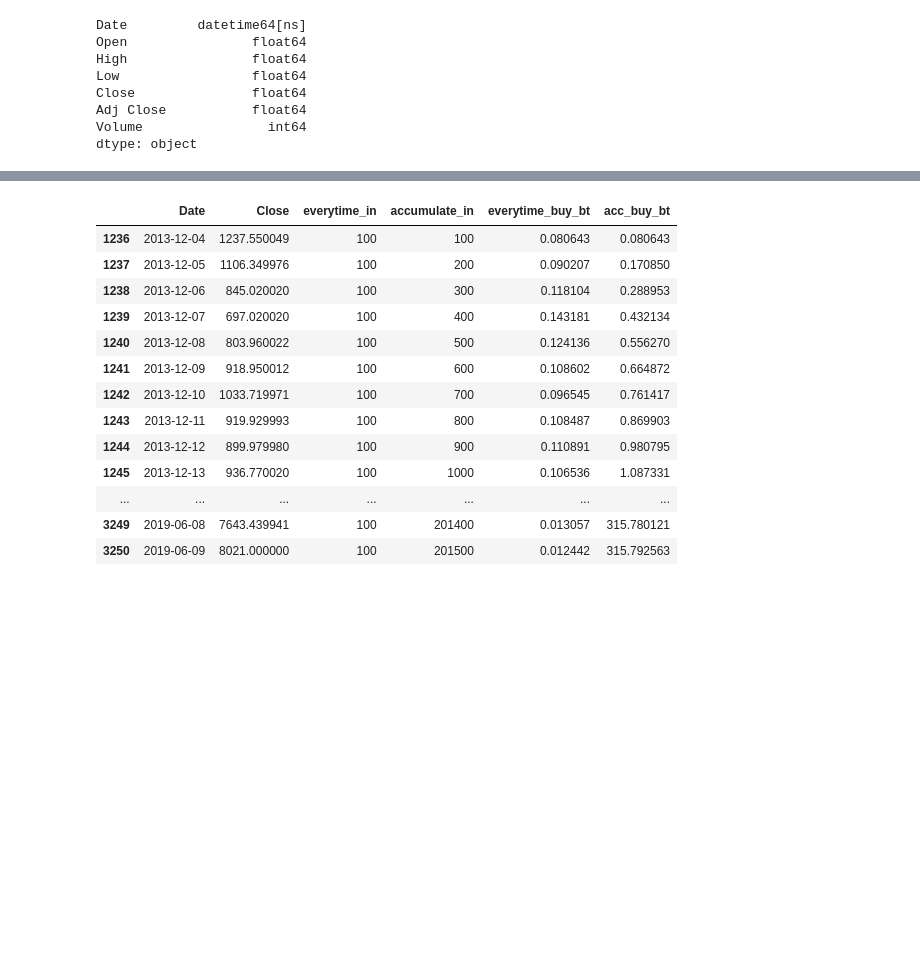
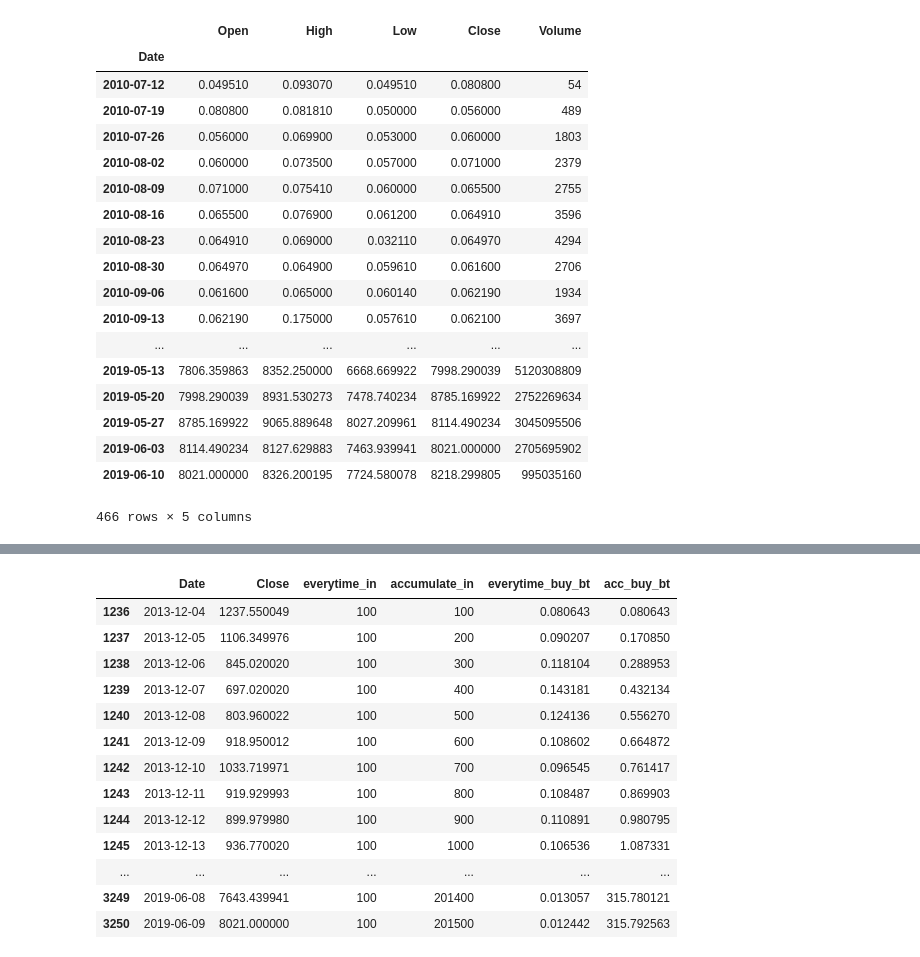
Before and after one commit to thomashuan88/python_ml, a Jupyter notebook: Python和历史数据告诉你：数字货币定投赚钱吗？.ipynb, the cells around one changed output, grey strips where cells are left out. Drawn from its saved outputs; the diff is of its cells as text; code cells hidden in the pictures; blank space fills up the shorter version.

```diff
--- a/Python和历史数据告诉你：数字货币定投赚钱吗？.ipynb
+++ b/Python和历史数据告诉你：数字货币定投赚钱吗？.ipynb
@@ -6,18 +6,46 @@ import pandas as pd
 pd.set_option('expand_frame_repr', False)
 
 df = pd.read_csv('BTC-USD-1d.csv')
-# %%
-df['Date'] = pd.to_datetime(df['Date'])
-df.dtypes
-# %% [output]
-Date         datetime64[ns]
-Open                float64
-High                float64
-Low                 float64
-Close               float64
-Adj Close           float64
-Volume                int64
-dtype: object
+# %%
+df['Date'] = pd.to_datetime(df['Date'])
+df.dtypes
+# print(df)
+
+
+# daily to weekly data
+logic = {'Open'  : 'first',
+         'High'  : 'max',
+         'Low'   : 'min',
+         'Close' : 'last',
+         'Volume': 'sum'}
+
+offset = pd.offsets.timedelta(days=-6)
+
+f = df.copy()
+f.set_index('Date', inplace=True)
+
+f = f.resample('W', loffset=offset).apply(logic)
+f
+# %% [output]
+|  | Open | High | Low | Close | Volume |
+| Date |  |  |  |  |  |
+| 2010-07-12 | 0.049510 | 0.093070 | 0.049510 | 0.080800 | 54 |
+| 2010-07-19 | 0.080800 | 0.081810 | 0.050000 | 0.056000 | 489 |
+| 2010-07-26 | 0.056000 | 0.069900 | 0.053000 | 0.060000 | 1803 |
+| 2010-08-02 | 0.060000 | 0.073500 | 0.057000 | 0.071000 | 2379 |
+| 2010-08-09 | 0.071000 | 0.075410 | 0.060000 | 0.065500 | 2755 |
+| 2010-08-16 | 0.065500 | 0.076900 | 0.061200 | 0.064910 | 3596 |
+| 2010-08-23 | 0.064910 | 0.069000 | 0.032110 | 0.064970 | 4294 |
+| 2010-08-30 | 0.064970 | 0.064900 | 0.059610 | 0.061600 | 2706 |
+| 2010-09-06 | 0.061600 | 0.065000 | 0.060140 | 0.062190 | 1934 |
+| 2010-09-13 | 0.062190 | 0.175000 | 0.057610 | 0.062100 | 3697 |
+| ... | ... | ... | ... | ... | ... |
+| 2019-05-13 | 7806.359863 | 8352.250000 | 6668.669922 | 7998.290039 | 5120308809 |
+| 2019-05-20 | 7998.290039 | 8931.530273 | 7478.740234 | 8785.169922 | 2752269634 |
+| 2019-05-27 | 8785.169922 | 9065.889648 | 8027.209961 | 8114.490234 | 3045095506 |
+| 2019-06-03 | 8114.490234 | 8127.629883 | 7463.939941 | 8021.000000 | 2705695902 |
+| 2019-06-10 | 8021.000000 | 8326.200195 | 7724.580078 | 8218.299805 | 995035160 |
+466 rows × 5 columns
 # %%
 df[df['Date'] == '2013-04-02']
 df.sample(5) # random 5 records
```
Also changed, not shown: parts of 5 cells of this notebook.
